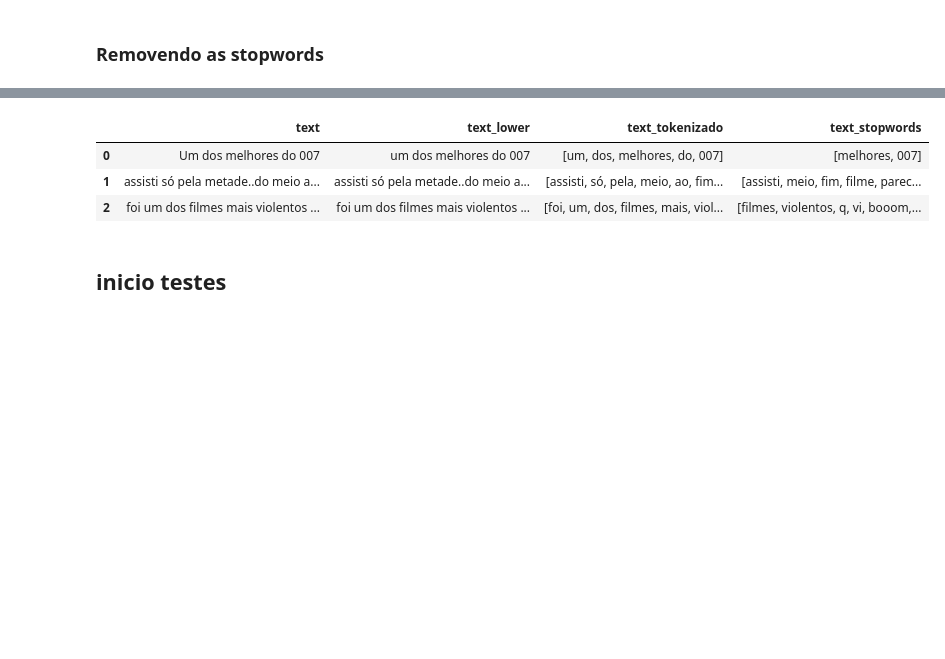
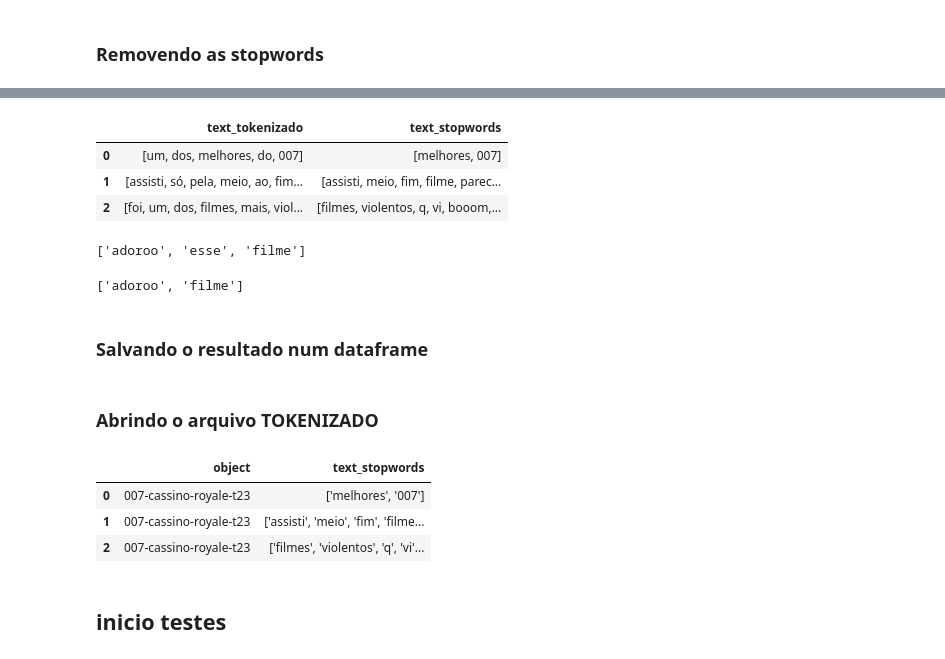
Before and after one commit to hericax/Pos, a Jupyter notebook: projeto_NLP/projeto4_NLP.IPYNB, the cells around one changed output, grey strips where cells are left out. Cells and saved outputs as stored; diff of their text form; code cells hidden in the pictures; blank space fills up the shorter version.

Commit message:
Conclusão da contagem de palavras

```diff
--- a/projeto_NLP/projeto4_NLP.IPYNB
+++ b/projeto_NLP/projeto4_NLP.IPYNB
@@ -192,3 +213,7 @@ df_movies[['text','text_lower']].head(3)
+# %%
+start = time.time()
+df_movies['classificacao'] = df_movies.apply(define_classe, axis=1)
+print ("tempo gasto: ", (time.time() - start))
 # %% [markdown]
 ## Verificando e deletando registros nulos
 # %%
@@ -222,7 +247,10 @@ dtype: int64
 # %%
 # definindo e visualizando as stop-words
 stp_words = nltk.corpus.stopwords.words('portuguese')
-stop_words = stp_words +' '.join(string.punctuation).split(' ')+["``","''","“",'”']
+stop_words = stp_words +' '.join(string.punctuation).split(' ')+["``","''","“",'”', "'", "]" , "[" , "," , "."]
+
+table = str.maketrans(dict.fromkeys(string.punctuation))
+
 
 print('Visualizando as stopwords \n', stop_words)
 # %% [output]
@@ -233,29 +261,45 @@ Visualizando as stopwords
 
 # Tokenizando
 def identify_tokens(row):
-    review = row['text_lower']
-    tokens = nltk.word_tokenize(review)
-
-    # taken only words (not punctuation)
+    tokens = nltk.word_tokenize(row['text_lower'])
+    #print (tokens)
+    # pegar somente palavra, sem pontuação
     token_words = [w for w in tokens if w.isalnum()] # isalnum (não remove caracteres especiais e números) - isalpha (removeremos palavras / caracteres não alfanuméricos (como números e pontuação)
     return token_words
 
 # Removendo as stop-words
 def remove_stops(row):
     my_list = row['text_tokenizado']
-    #print('my_list: ', my_list)
     meaningful_words = [w for w in my_list if not w in stop_words]
     return (meaningful_words)
 
+# Cria uma lista de palavras
+def lista_palavras(row):
+  lista_de_palavras = corpora.Dictionary(row['text_stopwords'])
+  print (lista_de_palavras)
+  return lista_de_palavras
+
+# cria um dicionário de palavras
+def dicionario(row):
+  #print ('row', row)
+  #print ('linha', row['text_stopwords'])
+  #print ('tipo do row', type(row))
+  #print ('tipo do row.text_stopwords', type(row['text_stopwords']))
+  #dicionario = corpora.Dictionary(row['text_stopwords'])
+
+  dicionario_bow = dicionario.doc2bow(str(row['text_stopwords']), allow_update=True)
+  return dicionario_bow
 
 # Contar qtde de palavras
 def contar_palavras(row):
-  palavraCont = {}
-  palavras_lista = word_tokenize(str(row['text_stopwords']))
-
+  palavraCont = {} # criando um dicionário
+  palavras_lista = word_tokenize(str(row['text_stopwords'])) # criando uma lista de palavras para cada registro
+  #print (type(palavraCont), type(palavras_lista))
+  #print (palavras_lista)
   for palavra in palavras_lista:
     if palavra in palavraCont:
         palavraCont[palavra] += 1
     else:
         palavraCont[palavra] = 1
+    #print ('palavraCont:', palavraCont)
   return palavraCont
@@ -296,8 +352,18 @@ tempo gasto:  119.85430312156677
 # %%
 # Validando
-df_movies[['text', 'text_lower','text_tokenizado','text_stopwords']].head(3)
+df_movies[['text_tokenizado','text_stopwords']].head(3)
 # %% [output]
-|  | text | text_lower | text_tokenizado | text_stopwords |
-| 0 | Um dos melhores do 007 | um dos melhores do 007 | [um, dos, melhores, do, 007] | [melhores, 007] |
-| 1 | assisti só pela metade..do meio a... | assisti só pela metade..do meio a... | [assisti, só, pela, meio, ao, fim... | [assisti, meio, fim, filme, parec... |
-| 2 | foi um dos filmes mais violentos ... | foi um dos filmes mais violentos ... | [foi, um, dos, filmes, mais, viol... | [filmes, violentos, q, vi, booom,... |
+|  | text_tokenizado | text_stopwords |
+| 0 | [um, dos, melhores, do, 007] | [melhores, 007] |
+| 1 | [assisti, só, pela, meio, ao, fim... | [assisti, meio, fim, filme, parec... |
+| 2 | [foi, um, dos, filmes, mais, viol... | [filmes, violentos, q, vi, booom,... |
+# %%
+df_movies['text_tokenizado'][3]
+# %% [output]
+['adoroo', 'esse', 'filme']
+# %%
+df_movies['text_stopwords'][3]
+# %% [output]
+['adoroo', 'filme']
+# %% [markdown]
+### Salvando o resultado num dataframe
@@ -304,2 +374,12 @@ df_movies[['text', 'text_lower','text_tokenizado','text_stopwords']].head(3)
+# %% [markdown]
+### Abrindo o arquivo TOKENIZADO
+# %%
+df_processado = pd.read_csv("/content/drive/MyDrive/Colab Notebooks/NLP/trabalho/dados/df_util_tokenizado.csv")
+df_processado.head(3)
+# %% [output]
+|  | object | text_stopwords |
+| 0 | 007-cassino-royale-t23 | ['melhores', '007'] |
+| 1 | 007-cassino-royale-t23 | ['assisti', 'meio', 'fim', 'filme... |
+| 2 | 007-cassino-royale-t23 | ['filmes', 'violentos', 'q', 'vi'... |
 # %% [markdown]
 ## inicio testes
```
Also changed, not shown: parts of 57 cells of this notebook.
